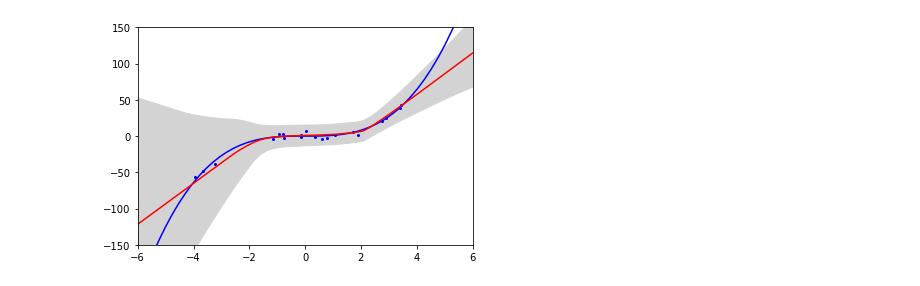
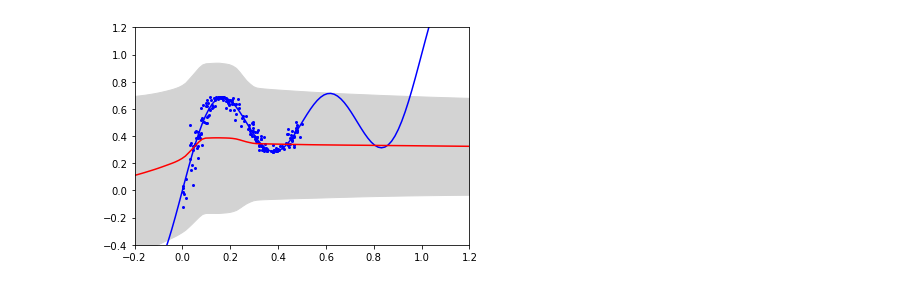
Before and after one commit to Feuermagier/VariationalBayesianDL, a Jupyter notebook: ToyRegression.ipynb, the cells around one changed output. Cells and saved outputs as stored; diff of their text form; code cells hidden in the pictures.

Commit message:
trig toy dataset

```diff
--- a/ToyRegression.ipynb
+++ b/ToyRegression.ipynb
@@ -11,9 +11,10 @@ from training import toy
 importlib.reload(toy)
 torch.manual_seed(42)
 
-batch_size = 1
+batch_size = 2
 
-trainset = toy.CubicToyDataset(min=-4, max=4, sample_count=20, noise=3, normalize=True)
+#trainset = toy.CubicToyDataset(min=-4, max=4, sample_count=20, noise=3, normalize=True)
+trainset = toy.TrigonometricToyDataset(sample_count=200, normalize=True)
 trainloader = torch.utils.data.DataLoader(trainset, batch_size, shuffle=True)
 
 device = torch.device("cpu")
@@ -79,19 +88,21 @@ importlib.reload(swag)
 torch.manual_seed(42)
 
 model = nn.Sequential(nn.Linear(1, 100), nn.ReLU(), nn.Linear(100, 1))
-optimizer = torch.optim.Adam(model.parameters(), lr=0.1, weight_decay=0.001) # Without weight_decay the covariance matrix is not positive definit???
-wrapper = swag.SWAGWrapper(model, 1, 10)
-for epoch in range(40):
+optimizer = torch.optim.SGD(model.parameters(), lr=0.01, weight_decay=0.001) # Without weight_decay the covariance matrix is not positive definit???
+wrapper = swag.SWAGWrapper(model, 5, 10)
+for epoch in range(100):
+    epoch_loss = torch.tensor(0, dtype=torch.float)
     for data, target in trainloader:
         optimizer.zero_grad()
         output = model(data)
         loss = F.mse_loss(output, target)
         loss.backward()
         optimizer.step()
+        epoch_loss += loss
     wrapper.update(epoch)
     if epoch % 10 == 0:
-        print(f"Epoch {epoch}: loss {loss}")
-print(f"Final loss {loss}")
+        print(f"Epoch {epoch}: loss {epoch_loss / (len(trainloader) * batch_size)}")
+print(f"Final loss {epoch_loss / (len(trainloader) * batch_size)}")
 
 def eval_swag(input):
     return wrapper.sample(input, 100, model, 1)
@@ -113,24 +130,29 @@ importlib.reload(ensemble)
 
 torch.manual_seed(42)
 
-adversarial_ensemble = True
+adversarial_training = True
 
 def nll_loss(mean, variance, target):
     return (torch.log(variance) / 2 + torch.pow(target - mean, 2) / (2 * variance)).sum() / mean.shape[0]
 
-models = [nn.Sequential(nn.Linear(1, 100), nn.ReLU(), nn.Linear(100, 2)) for _ in range(5)]
+ensemble_count = 5
+#models = [nn.Sequential(nn.Linear(1, 100), nn.ReLU(), nn.Linear(100, 2)) for _ in range(ensemble_count)]
+models = [nn.Sequential(nn.Linear(1, 16), nn.ReLU(), nn.Linear(16, 16), nn.ReLU(), nn.Linear(16, 16), nn.ReLU(), nn.Linear(16, 2)) for _ in range(ensemble_count)]
 for i, model in enumerate(models):
     print(f"Training model {i}")
-    optimizer = torch.optim.Adam(model.parameters(), lr=0.01, weight_decay=0.001)
-    for epoch in range(100):
+    optimizer = torch.optim.SGD(model.parameters(), lr=0.01, weight_decay=0.001)
+    for epoch in range(60):
+        epoch_loss = torch.tensor(0, dtype=torch.float)
         for data, target in trainloader:
             optimizer.zero_grad()
-            data.requires_grad = True
+            if adversarial_training:
+                data.requires_grad = True
+
             output = model(data)
             mean, variance = output[:,0], torch.log1p(torch.exp(output[:,1])) + 10e-6
             loss = nll_loss(mean, variance, target)
 
-            if adversarial_ensemble:
+            if adversarial_training:
                 loss.backward(retain_graph = True)
                 a_data = data + 0.01 * torch.sign(data.grad)
                 optimizer.zero_grad()
@@ -142,9 +164,10 @@ for i, model in enumerate(models):
 
             loss.backward()
             optimizer.step()
-        #if epoch % 10 == 0:
-            #print(f"  Epoch {epoch}: loss {loss}")
-    print(f"  Final loss {loss}")
+            epoch_loss += loss
+        if epoch % 10 == 0:
+            print(f"  Epoch {epoch}: loss {epoch_loss / (len(trainloader) * batch_size)}")
+    print(f"  Final loss {epoch_loss / (len(trainloader) * batch_size)}")
 
 importlib.reload(ensemble)
 def eval_esemble(input):
@@ -166,4 +195,4 @@ RMSE 31.638889633701996
-[figure, old version]
+[figure, new version]
 # %%
 # Bayesian NN (Bayes-by-Backprop)
 
```
Also changed, not shown: parts of 5 cells of this notebook, 1 other file.
